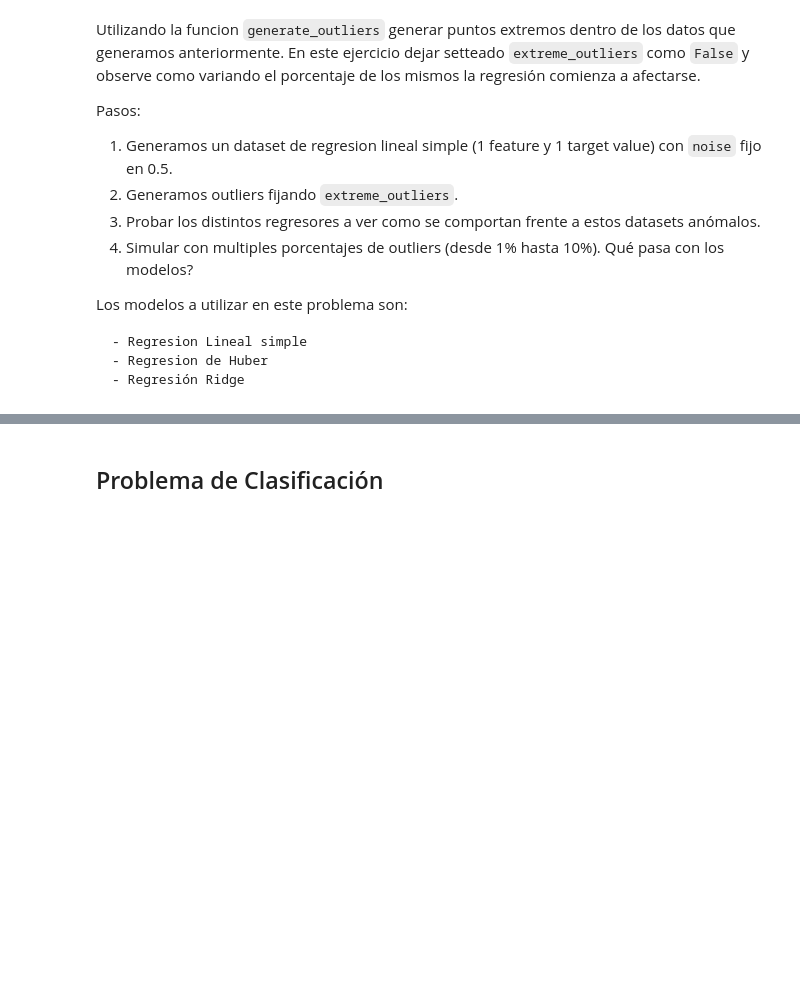
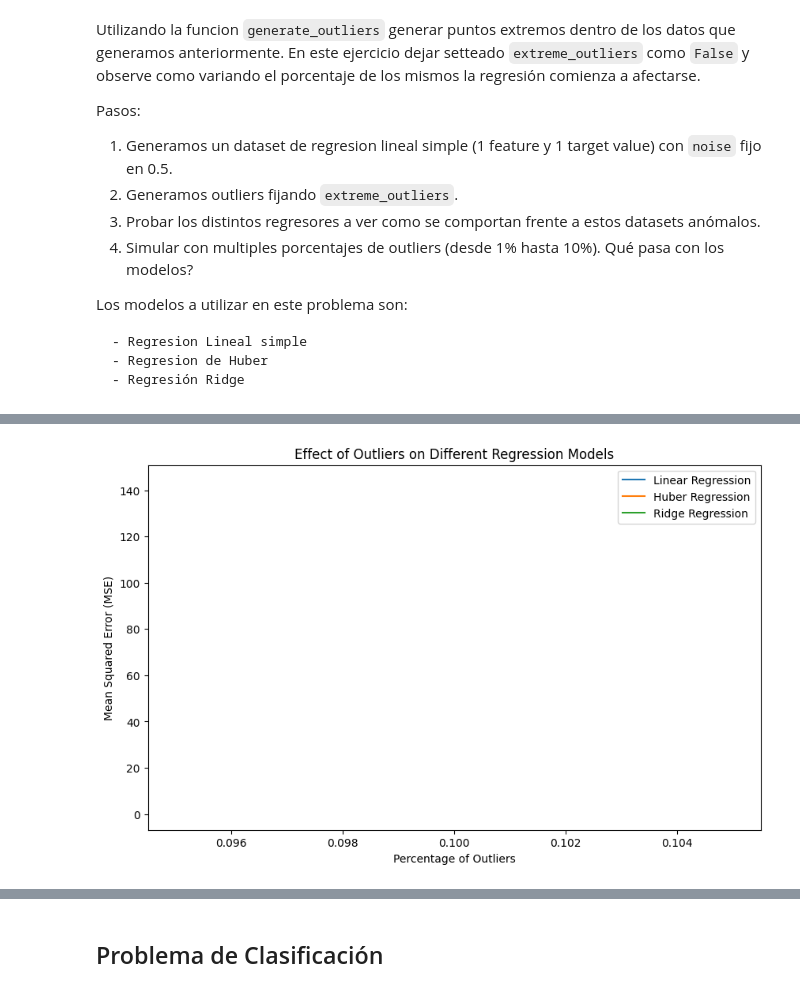
Before and after one commit to Vic-bit/intro_ia, a Jupyter notebook: tp_integrador_enunciado/tpi_parte2.ipynb, the cells around one changed output, grey strips where cells are left out. Cells and saved outputs as stored; diff of their text form; code cells hidden in the pictures; blank space fills up the shorter version.

```diff
--- a/tp_integrador_enunciado/tpi_parte2.ipynb
+++ b/tp_integrador_enunciado/tpi_parte2.ipynb
@@ -437,0 +881,76 @@ from sklearn.linear_model import LinearRegression, HuberRegressor, RidgeCV
+# %%
+import numpy as np
+import pandas as pd
+import matplotlib.pyplot as plt
+from sklearn.model_selection import train_test_split
+from sklearn.linear_model import LinearRegression, HuberRegressor, Ridge
+from sklearn.metrics import mean_squared_error
+from sklearn.datasets import make_regression
+
+def generate_outliers(X, y, percentage, extreme_outliers=True):
+    np.random.seed(42)
+
+    if extreme_outliers:
+        outlier_factor = 3
+    else:
+        outlier_factor = 1.5
+
+    n_outliers = int(percentage * len(y))
+    indices = np.random.choice(len(y), n_outliers, replace=False)
+
+    if len(X.shape) == 1:
+        X[indices] += outlier_factor * np.std(X) * np.random.randn(n_outliers)
+    else:
+        X[indices, :] += outlier_factor * np.std(X, axis=0) * np.random.randn(n_outliers, X.shape[1])
+
+    y[indices] += outlier_factor * np.std(y) * np.random.randn(n_outliers)
+
+    return X, y
+
+def fit_and_evaluate_model(model, X_train, y_train, X_test, y_test):
+    model.fit(X_train, y_train)
+    y_pred = model.predict(X_test)
+    mse = mean_squared_error(y_test, y_pred)
+    return mse
+
+def simulate_with_outliers(percentage_outliers, model, extreme_outliers=False):
+    mse_list = []
+
+    for percentage in percentage_outliers:
+        X, y = make_regression(n_samples=100, n_features=1, noise=0.5, random_state=42)
+
+        X_train, X_test, y_train, y_test = train_test_split(X, y, test_size=0.2, random_state=42)
+
+        X_train, y_train = generate_outliers(X_train, y_train, percentage, extreme_outliers)
+
+        mse = fit_and_evaluate_model(model, X_train, y_train, X_test, y_test)
+        mse_list.append(mse)
+
+    return mse_list
+
+# Simulación con diferentes porcentajes de outliers
+percentage_outliers = np.arange(0.1, 0.11, 0.01)
+
+# Modelos a probar
+linear_regression = LinearRegression()
+huber_regression = HuberRegressor()
+ridge_regression = Ridge()
+
+# Simulación y evaluación para cada modelo
+mse_linear = simulate_with_outliers(percentage_outliers, linear_regression)
+mse_huber = simulate_with_outliers(percentage_outliers, huber_regression)
+mse_ridge = simulate_with_outliers(percentage_outliers, ridge_regression)
+
+# Graficar resultados
+plt.figure(figsize=(10, 6))
+plt.plot(percentage_outliers, mse_linear, label='Linear Regression')
+plt.plot(percentage_outliers, mse_huber, label='Huber Regression')
+plt.plot(percentage_outliers, mse_ridge, label='Ridge Regression')
+
+plt.xlabel('Percentage of Outliers')
+plt.ylabel('Mean Squared Error (MSE)')
+plt.title('Effect of Outliers on Different Regression Models')
+plt.legend()
+plt.show()
+# %% [output]
+[figure, added]
```
Also changed, not shown: parts of 34 cells of this notebook.
